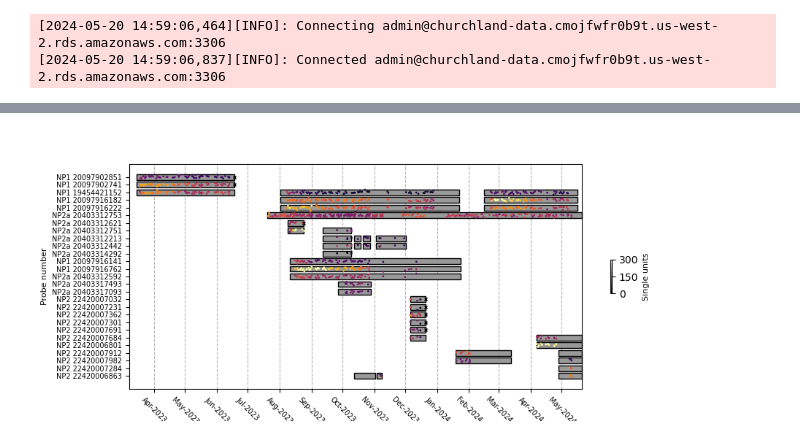
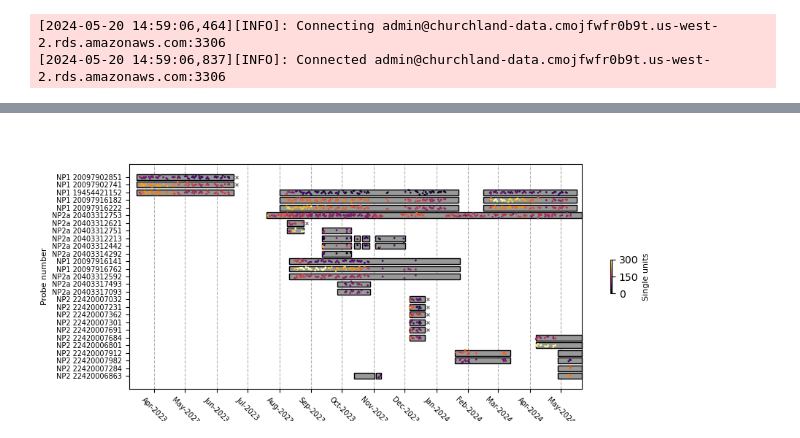
Before and after one commit to spkware/chronic_recording_manuscript, a Jupyter notebook: figures/figure4.ipynb, the cells around one changed output, grey strips where cells are left out. Drawn from its saved outputs; the diff is of its cells as text; code cells hidden in the pictures.

```diff
--- a/figures/figure4.ipynb
+++ b/figures/figure4.ipynb
@@ -72,7 +74,7 @@ bar_height = .9
 bar_distance = 1.2
 
 fig, ax = plt.subplots(figsize=(10,4))
-
+mice =
 prbs, heights = [], []
 for prb_ind,prb in enumerate(sorted_prbs):
     implant_times = procedures[(procedures.probe_id == prb) & (procedures.procedure_type == 'chronic implant')].procedure_datetime.values
@@ -89,7 +91,7 @@ for prb_ind,prb in enumerate(sorted_prbs):
                  color='#999999', edgecolor='black',alpha=1,clip_on = False)
         for ie,e in explants.iterrows():
             if e.extraction_successful == 0:
-                plt.plot(explant,height,'x',markeredgecolor = 'black',markersize = 3, clip_on = False)
+                plt.plot(e.procedure_datetime + timedelta(days = 3),height,'x',markeredgecolor = 'gray',markersize = 3, clip_on = False)
 
     prbs.append(prb)
     heights.append(height)
@@ -99,31 +101,31 @@ for prb_ind,prb in enumerate(sorted_prbs):
                                                                                  unit_criteria_id=METRICS_PARAMS_SET,
                                                                                  parameter_set_num=KILOSORT_PARAMS_SET)
 
     recording_dates, num_single_units = units_query.fetch('session_datetime','sua')
     offset = np.random.normal(0, 0.15, len(recording_dates))
     offset = np.clip(offset, -bar_height/2, bar_height/2)
     #offset = np.random.uniform(-bar_height/2, bar_height/2, len(recording_dates))
     scat = plt.scatter(recording_dates, offset + prb_ind*bar_distance,
                        s=1, c=np.array(num_single_units), clim=clims, cmap='inferno', alpha=1,clip_on = False)
 
 
 plt.gca().xaxis.set_major_locator(plt.matplotlib.dates.MonthLocator())
 date_format = plt.matplotlib.dates.DateFormatter('%b-%Y')
 plt.gca().xaxis.set_major_formatter(date_format)
 plt.xticks(fontsize = 7)
 plt.yticks(fontsize = 7)
 plt.grid(which='major', axis='x', linestyle='--')
 ax.set_axisbelow(True)
 plt.ylabel('Probe number',fontsize = 8)
 plt.xlabel('Month',fontsize = 8)
 from datetime import timedelta
 plt.xlim([first_implants.iloc[0].procedure_datetime - timedelta(days=7),datetime.now()])
 plt.yticks(heights, probe_labels); # label probes
 plt.xticks(rotation=-45);
 
 cbar = plt.colorbar(scat,shrink = 0.15,ticks = [0,150,300])
 cbar.set_label('Single units',fontsize = 8)
 
 fig.savefig(savepath/f'recording_summary.pdf')
 # %% [output]
-[figure, old version]
+[figure, new version]
```
Also changed, not shown: parts of 2 cells of this notebook.
